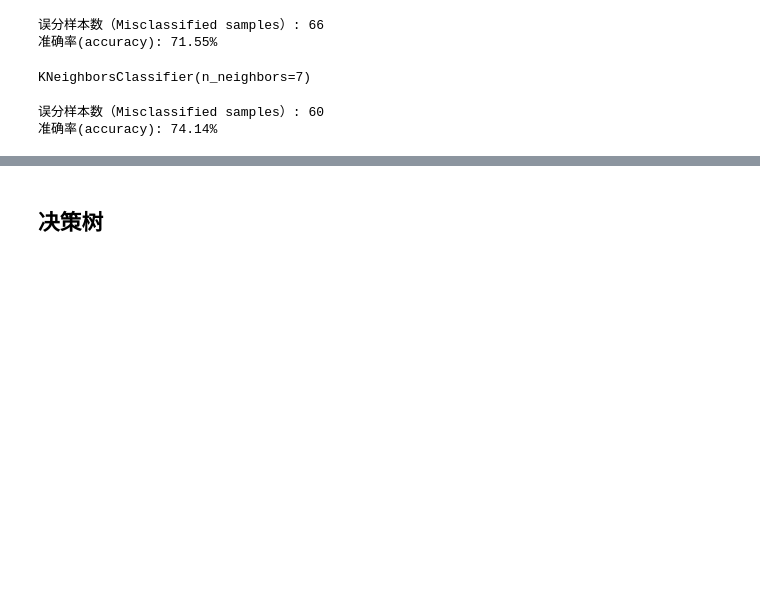
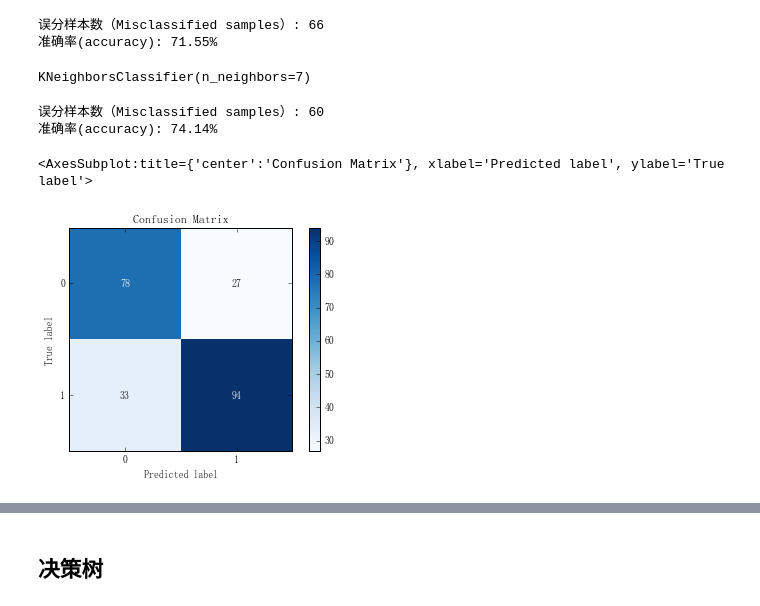
Before and after one commit to byaxb/DataMiningExperiments, a Jupyter notebook: ch05_学生文理分科B.ipynb, the cells around one changed output, grey strips where cells are left out. Cells and saved outputs as stored; diff of their text form; code cells hidden in the pictures; blank space fills up the shorter version.

```diff
--- a/ch05_学生文理分科B.ipynb
+++ b/ch05_学生文理分科B.ipynb
@@ -176,22 +203,26 @@ from sklearn.metrics import classification_report, confusion_matrix
 4. &emsp;&emsp;多数表决${y^*} = \mathop {\arg \max }\limits_v \sum\nolimits_{\left( {{X_i},{y_i}} \right) \in {D_Z}} {I\left( {v = {y_i}} \right)}$
 5. end for
 # %%
-clf = KNeighborsClassifier(n_neighbors=5, weights='uniform')
-clf.fit(X_train, y_train)
-y_test_pred = clf.predict(X_test)
+clf_knn = KNeighborsClassifier(n_neighbors=5, weights="uniform")
+clf_knn.fit(X_train, y_train)
+y_test_pred = clf_knn.predict(X_test)
 print_performance(y_test, y_test_pred)
 # %% [output]
 KNeighborsClassifier()
 误分样本数（Misclassified samples）: 66
 准确率(accuracy): 71.55%
 # %%
-clf =  KNeighborsClassifier(n_neighbors=7,
-                            p=2,
-                            metric='minkowski')
-clf.fit(X_train, y_train)
-y_test_pred = clf.predict(X_test)
-print_performance(y_test, y_test_pred)
+clf_knn2 = KNeighborsClassifier(n_neighbors=7, p=2, metric="minkowski")
+clf_knn2.fit(X_train, y_train)
+y_test_pred_knn2 = clf_knn2.predict(X_test)
+print_performance(y_test, y_test_pred_knn2)
 # %% [output]
 KNeighborsClassifier(n_neighbors=7)
 误分样本数（Misclassified samples）: 60
 准确率(accuracy): 74.14%
+# %%
+skplt.metrics.plot_confusion_matrix(y_test, y_test_pred_knn2, normalize=False)
+plt.show()
+# %% [output]
+<AxesSubplot:title={'center':'Confusion Matrix'}, xlabel='Predicted label', ylabel='True label'>
+[figure, added]
```
Also changed, not shown: parts of 180 cells of this notebook, 13 other files.
